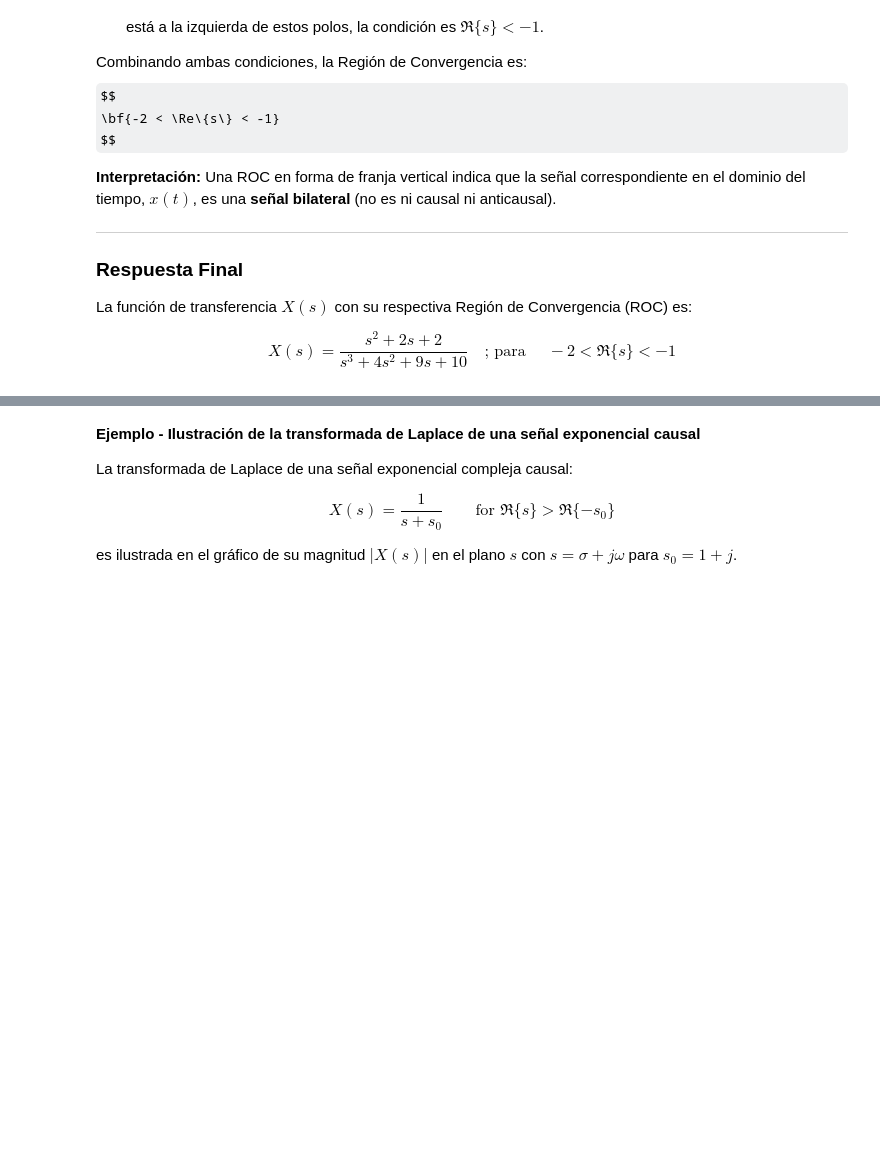
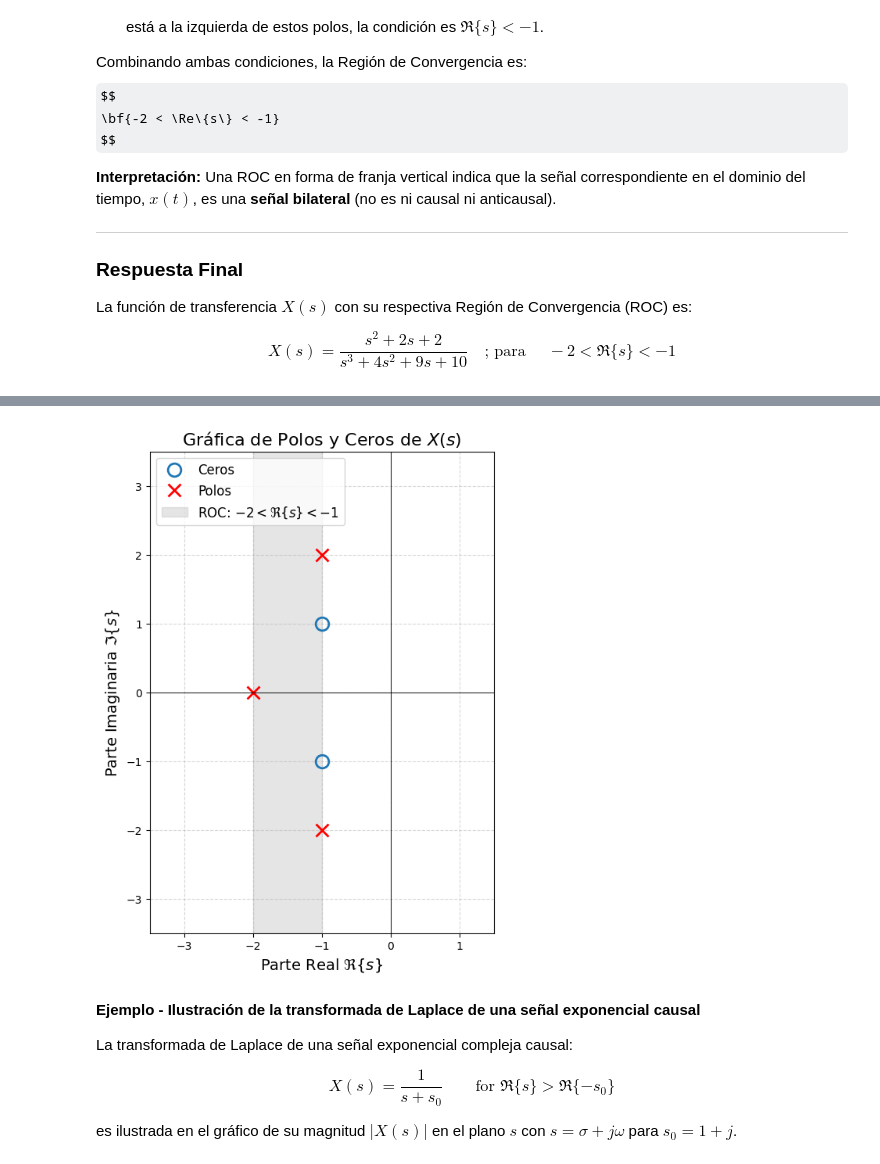
Before and after one commit to jomendietad/SenalesYSistemas, a Jupyter notebook: Segundo Corte/Transformada de Laplace/Definition.ipynb, the cells around one changed output, grey strips where cells are left out. Cells and saved outputs as stored; diff of their text form; code cells hidden in the pictures; some formulas as TeX source; blank space fills up the shorter version.

```diff
--- a/Segundo Corte/Transformada de Laplace/Definition.ipynb
+++ b/Segundo Corte/Transformada de Laplace/Definition.ipynb
@@ -277,3 +277,87 @@ La función de transferencia $X(s)$ con su respectiva Región de Convergencia (R
 $$
 X(s) = \frac{s^2 + 2s + 2}{s^3 + 4s^2 + 9s + 10} \quad \text{; para } \quad -2 < \Re\{s\} < -1
 $$
+# %%
+import sympy
+import matplotlib.pyplot as plt
+import numpy as np
+from IPython.display import display, Math
+
+# Inicializar SymPy para una impresión bonita (LaTeX) en el cuaderno
+sympy.init_printing(use_latex='mathjax')
+
+# --- 1. Definición de Polos y Ceros ---
+# Se extraen las coordenadas directamente de la gráfica del ejercicio.
+zeros = [-1 + 1j, -1 - 1j]
+poles = [-2 + 0j, -1 + 2j, -1 - 2j]
+
+# --- 2. Cálculo Simbólico de la Función de Transferencia X(s) ---
+# Definir la variable compleja 's'
+s = sympy.symbols('s', complex=True)
+
+# Construir el numerador a partir de los ceros
+# N(s) = (s - z1) * (s - z2) * ...
+N_s = 1
+for z in zeros:
+    N_s *= (s - z)
+
+# Construir el denominador a partir de los polos
+# D(s) = (s - p1) * (s - p2) * ...
+D_s = 1
+for p in poles:
+    D_s *= (s - p)
+
+# Expandir los polinomios para obtener la forma estándar (ej. s^2 + 2s + 2)
+N_s_expanded = sympy.expand(N_s)
+D_s_expanded = sympy.expand(D_s)
+
+# Formar la función de transferencia X(s)
+# Asumimos una ganancia K=1
+X_s = N_s_expanded / D_s_expanded
+
+
+# --- 3. Determinación de la Región de Convergencia (ROC) ---
+# La ROC se observa en la gráfica como la franja vertical sombreada.
+# Está limitada por las partes reales de los polos en Re{s}=-2 y Re{s}=-1.
+roc_str = r"-2 < \Re\{s\} < -1"
+
+
+# --- 4. Presentación de los Resultados ---
+print("--- Solución del Ejercicio ---")
+print("\n1. Función de Transferencia X(s) calculada:")
+display(X_s)
+
+print("\n2. Región de Convergencia (ROC) determinada a partir de la gráfica:")
+# Usamos display(Math(...)) para renderizar la cadena como una fórmula matemática
+display(Math(roc_str))
+
+
+# --- 5. Visualización: Recreación de la Gráfica de Polos y Ceros ---
+print("\n3. Gráfica de Polos, Ceros y ROC generada por el código:")
+
+fig, ax = plt.subplots(figsize=(8, 8))
+
+# Graficar los ceros (círculos azules)
+ax.plot(np.real(zeros), np.imag(zeros), 'o', markersize=12, fillstyle='none', markeredgewidth=2, label='Ceros')
+
+# Graficar los polos (cruces rojas)
+ax.plot(np.real(poles), np.imag(poles), 'rx', markersize=12, markeredgewidth=2, label='Polos')
+
+# Sombrear la Región de Convergencia (ROC)
+# axvspan crea una franja vertical
+ax.axvspan(-2, -1, alpha=0.2, color='gray', label=f'ROC: ${roc_str}$')
+
+# Formateo del gráfico para que se vea profesional
+ax.set_title('Gráfica de Polos y Ceros de $X(s)$', fontsize=16)
+ax.set_xlabel('Parte Real $\\Re\\{s\\}$', fontsize=14)
+ax.set_ylabel('Parte Imaginaria $\\Im\\{s\\}$', fontsize=14)
+ax.axhline(0, color='black', linewidth=0.7)
+ax.axvline(0, color='black', linewidth=0.7)
+ax.grid(True, linestyle='--', alpha=0.5)
+ax.set_aspect('equal', adjustable='box')
+ax.legend(fontsize=12)
+ax.set_xlim([-3.5, 1.5])
+ax.set_ylim([-3.5, 3.5])
+
+plt.show()
+# %% [output]
@@ -280,3 +371,4 @@ $$
+[figure, added]
 # %% [markdown]
 **Ejemplo - Ilustración de la transformada de Laplace de una señal exponencial causal**
 
```
Also changed, not shown: parts of 1 cell of this notebook.
